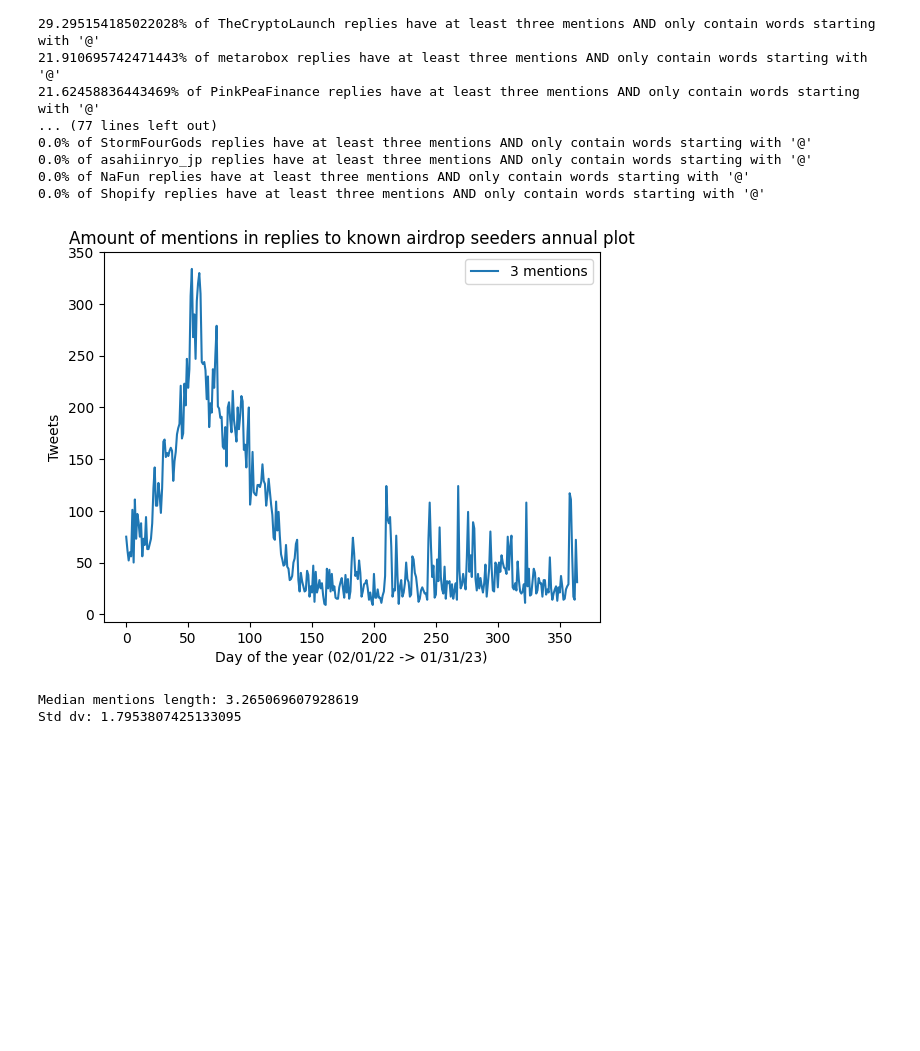
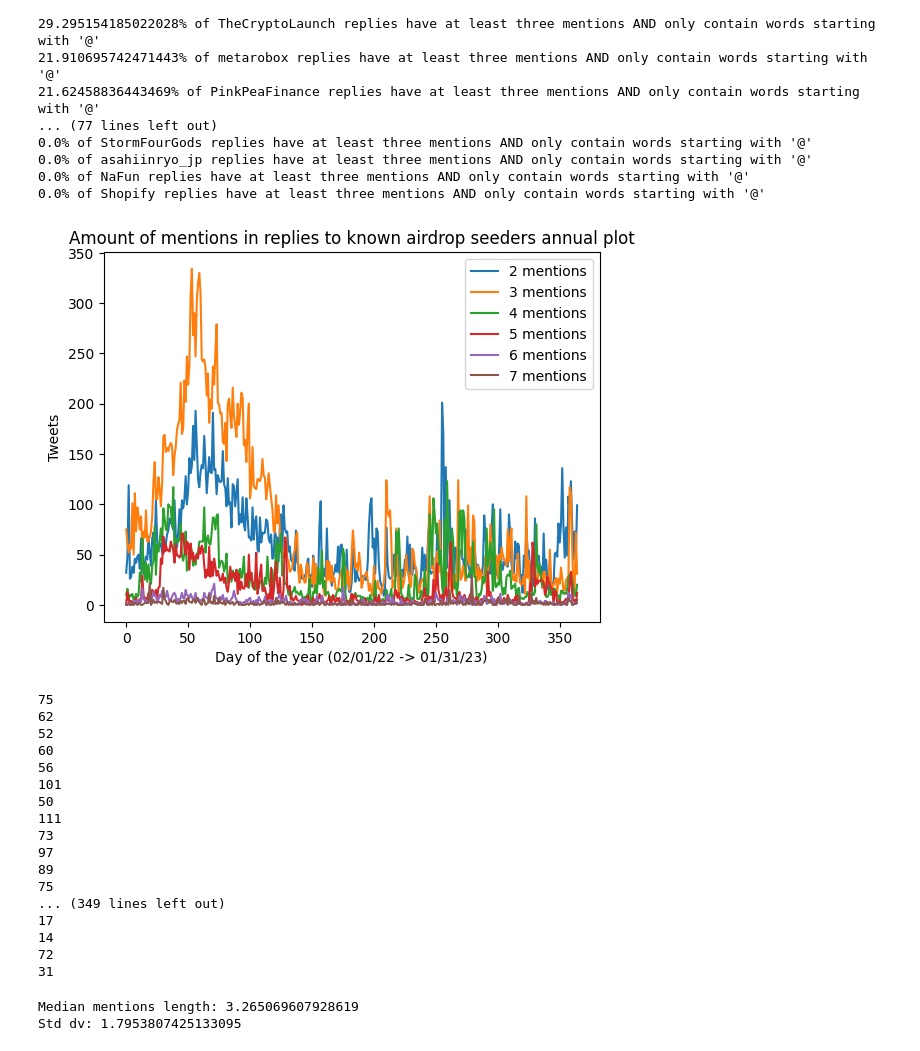
Before and after one commit to colbyeagan/TDAA, a Jupyter notebook: tweets.ipynb, the cells around one changed output. Drawn from its saved outputs; the diff is of its cells as text; code cells hidden in the pictures; blank space fills up the shorter version.

```diff
--- a/tweets.ipynb
+++ b/tweets.ipynb
@@ -1088,8 +1088,8 @@ function1()
 # %%
 import json
 import matplotlib.pyplot as plt
-min_mens = 3
-max_mens = 3
+min_mens = 2
+max_mens = 7
 
 # create a dictionary to store the count of mentions of each length for each json file
 mentions_count = {i: {j: 0 for j in range(min_mens, max_mens+1)} for i in range(365)}
@@ -1106,34 +1106,53 @@ for i in range(365):
 
         # loop through each dictionary in the 'mentions' key and count the length of the list
         if 'entities' in data_dict and 'mentions' in data_dict['entities']:
             length = (len(data_dict['entities']['mentions']) - 1)
             if(length > max_mens or length < min_mens):
                 continue
             #print(f"i: {i}")
             #print(f"length: {length}")
             mentions_count[i][length] += 1
             counter += 1
         if counter >= 1000:
             break
 
 
 # create a longitudinal line plot
 for j in range(min_mens,max_mens+1):
     x = [i for i in range(365)]
     y = [mentions_count[i][j] for i in range(365)]
     label = f"{j} mentions"
     plt.plot(x, y, label=label)
 
 # set the title and labels for the plot
 plt.title("Amount of mentions in replies to known airdrop seeders annual plot")
 plt.xlabel("Day of the year (02/01/22 -> 01/31/23)")
 plt.ylabel("Tweets")
 plt.legend()
 
 # display the plot
 plt.show()
+for item in mentions_count:
+    print(f"{mentions_count[item][3]}")
 # %% [output]
-[figure, old version]
+[figure, new version]
+75
+62
+52
+60
+56
+101
+50
+111
+73
+97
+89
+75
+... (349 lines left out)
+17
+14
+72
+31
 # %%
 import json
 import numpy as np
```
Also changed, not shown: parts of 2 cells of this notebook.
